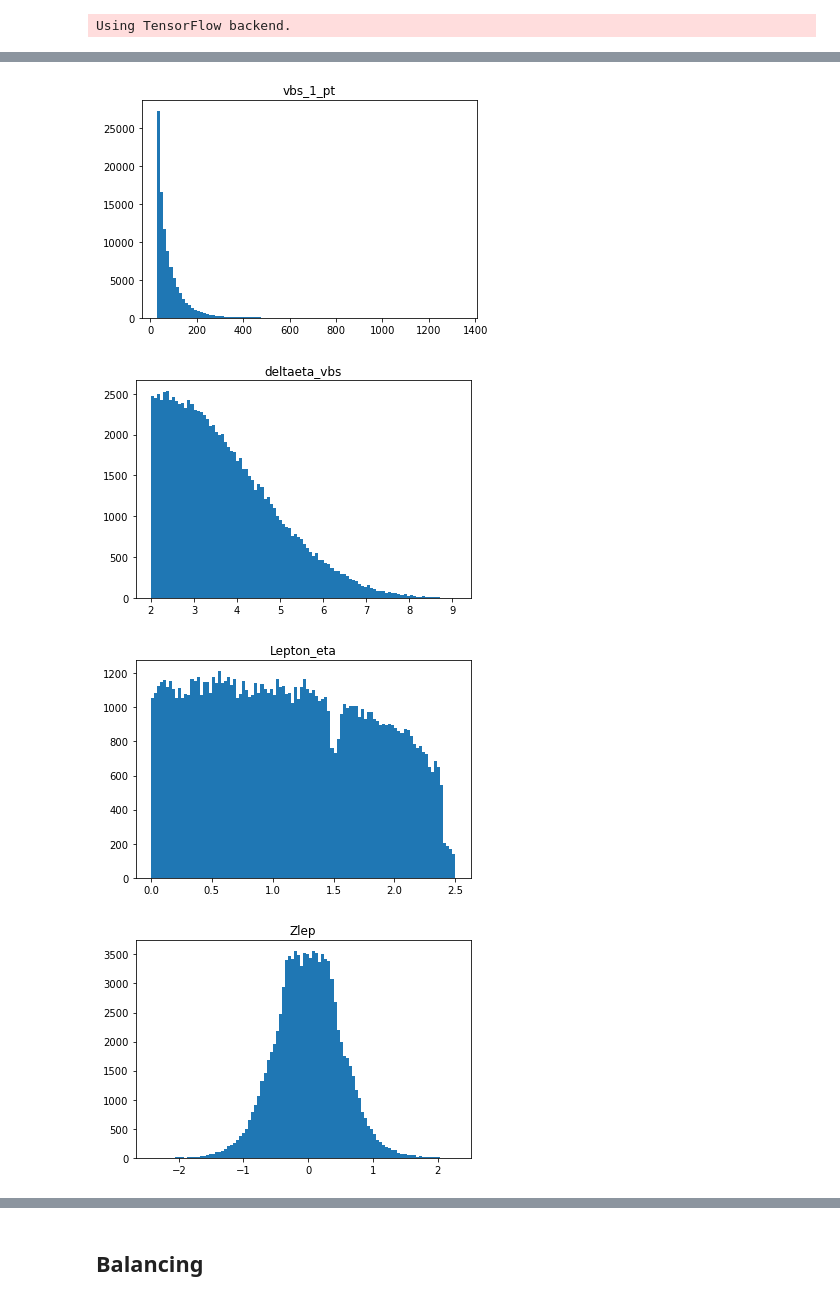
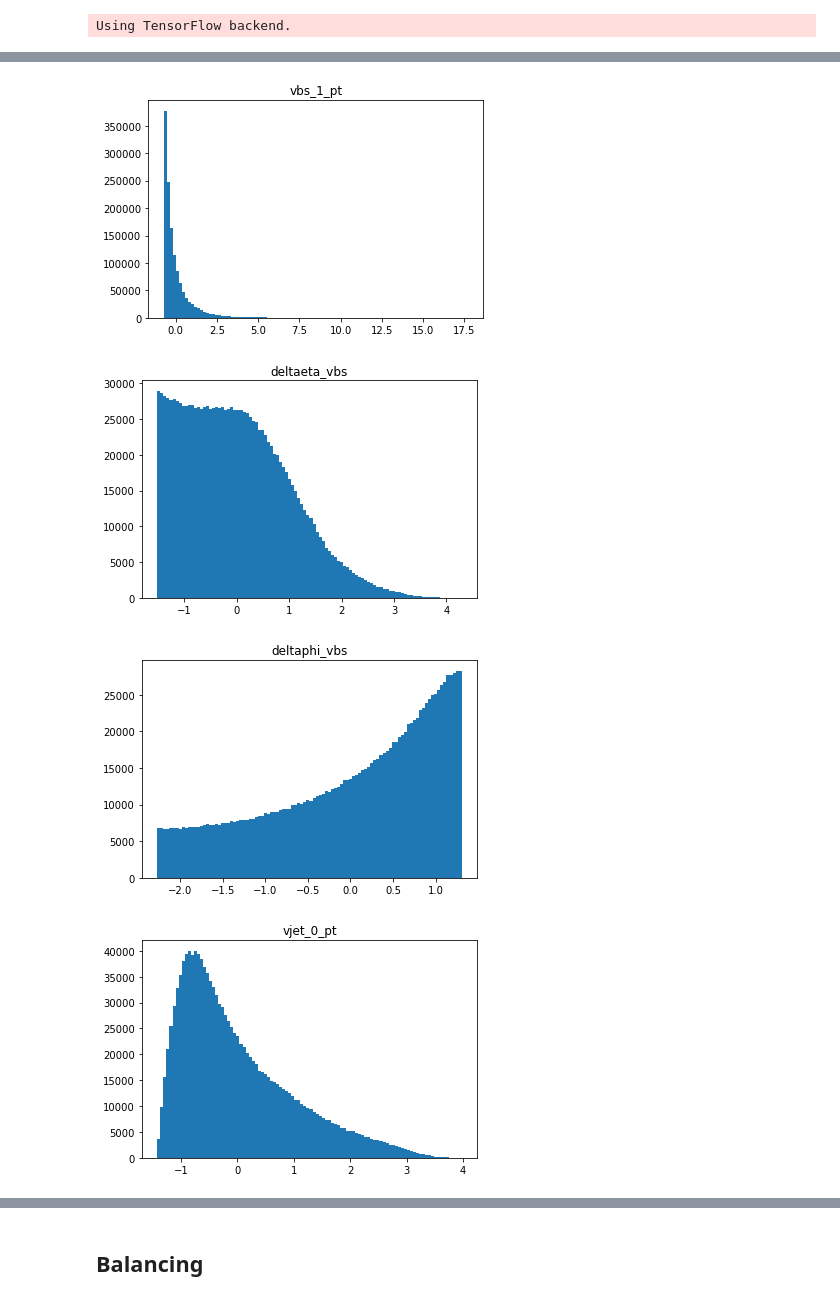
Before and after one commit to UniMiBAnalyses/ML_classification, a Jupyter notebook: Training_v1.ipynb, the cells around one changed output, grey strips where cells are left out. Saved outputs shown, nothing was run; the diff lists cells and outputs as text; code cells hidden in the pictures.

```diff
--- a/Training_v1.ipynb
+++ b/Training_v1.ipynb
@@ -9,18 +9,25 @@ import matplotlib.pyplot as plt
 # mpl.rcParams["image.origin"] = 'lower'
 # %%
 config = {
-    "base_dir":        "/eos/home-d/dmapelli/public/latino/",
-    "plot_config":     "Full2016v6s5",
-    "cut":             "boos_sig_mjjincl",
-    "model_version":   "v69",
-    "model_tag":       "boost_5vars_v0",
-    "samples_version": "v0",
-    "cols": ['mjj_vbs',
+    "base_dir":        "/eos/home-d/dvalsecc/www/VBSPlots/DNN_archive/",
+    "plot_config":     "FullRun2",
+    "cut":             "res_sig",
+    "model_version":   "v2",
+    "model_tag":       "res_6depth_v0",
+    "samples_version": "v11",
+    "cols": ['mjj_vbs_morebins',
              'vbs_0_pt',
              'vbs_1_pt',
              'deltaeta_vbs',
+             'deltaphi_vbs',
+             'vjet_0_pt',
+             'vjet_1_pt',
+             'vjet_0_eta',
+             'vjet_1_eta',
+             'Lepton_pt',
              'Lepton_eta',
-             'Zlep',
+
+
              ]
 }
 # %%
@@ -102,7 +127,7 @@ _ = plt.hist(W, bins=100, range=(0,2))
 plt.title("weights")
 plt.show()
 for idx,col in enumerate(config["cols"]):
-    _ = plt.hist(X[:,idx], bins=100)
+    _ = plt.hist(X_scaled[:,idx], bins=100)
     plt.title(col)
     plt.show()
 # %% [output]
@@ -112,4 +137,4 @@ for idx,col in enumerate(config["cols"]):
-[figure, old version]
+[figure, new version]
-[figure, old version]
+[figure, new version]
-[figure, old version]
+[figure, new version]
-[figure, old version]
+[figure, new version]
```
Also changed, not shown: parts of 8 cells of this notebook, 3 other files.
